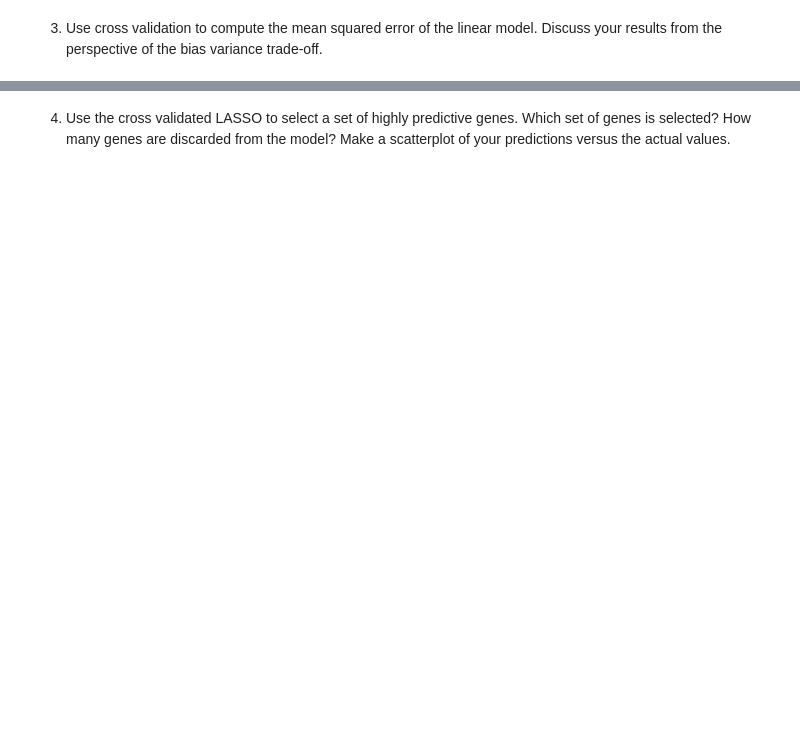
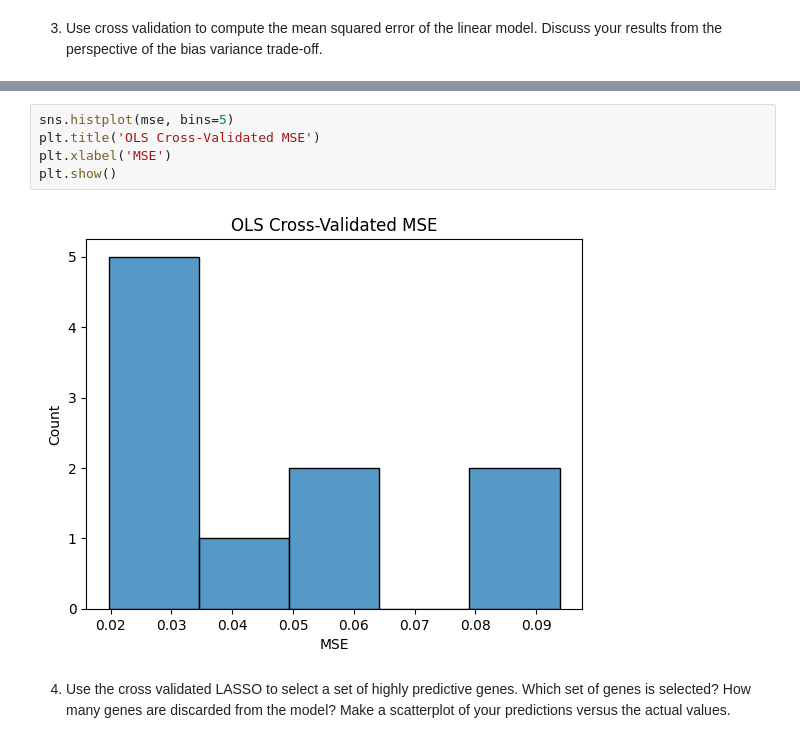
Before and after one commit to fortunecookie040/undergrad_ml_assignments, a Jupyter notebook: genomics_lab.ipynb, the cells around one changed output, grey strips where cells are left out. Saved outputs shown, nothing was run; the diff lists cells and outputs as text; blank space fills up the shorter version.

```diff
--- a/genomics_lab.ipynb
+++ b/genomics_lab.ipynb
@@ -85,3 +94,10 @@ Std dev: 0.02703714498458801
+# %%
+sns.histplot(mse, bins=5)
+plt.title('OLS Cross-Validated MSE')
+plt.xlabel('MSE')
+plt.show()
+# %% [output]
+[figure, added]
 # %% [markdown]
 4. Use the cross validated LASSO to select a set of highly predictive genes. Which set of genes is selected? How many genes are discarded from the model? Make a scatterplot of your predictions versus the actual values.
 # %%
```
Also changed, not shown: parts of 14 cells of this notebook.
